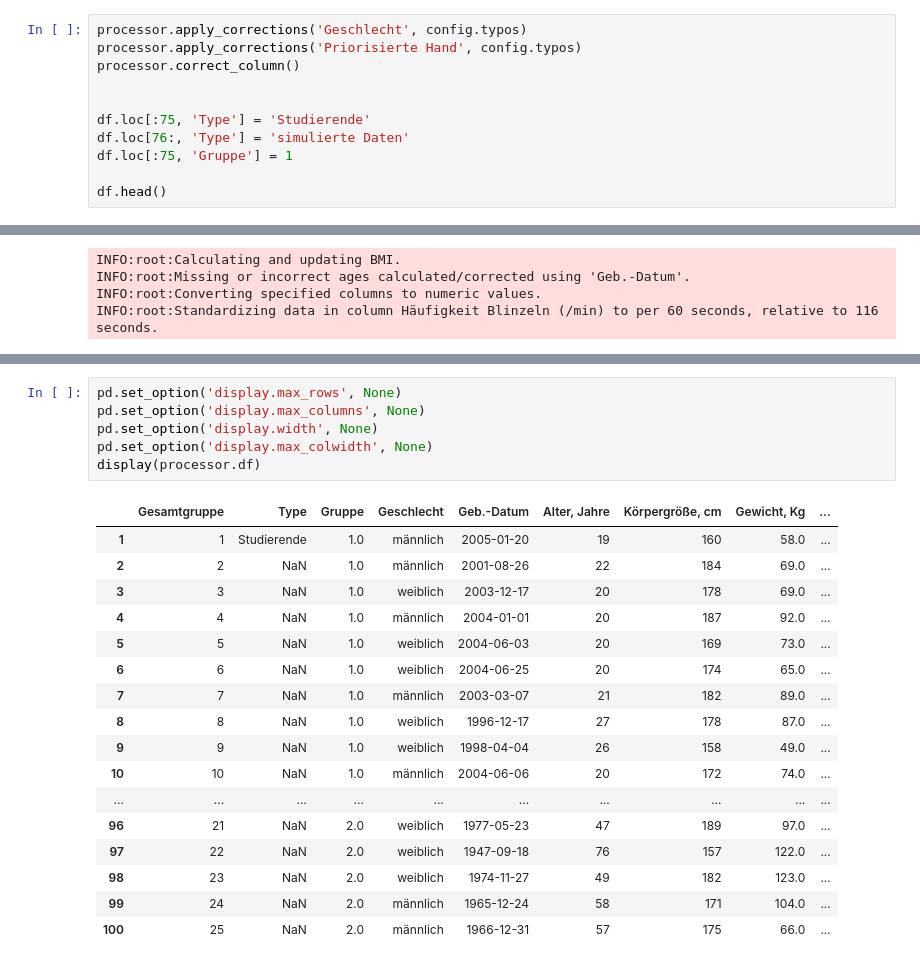
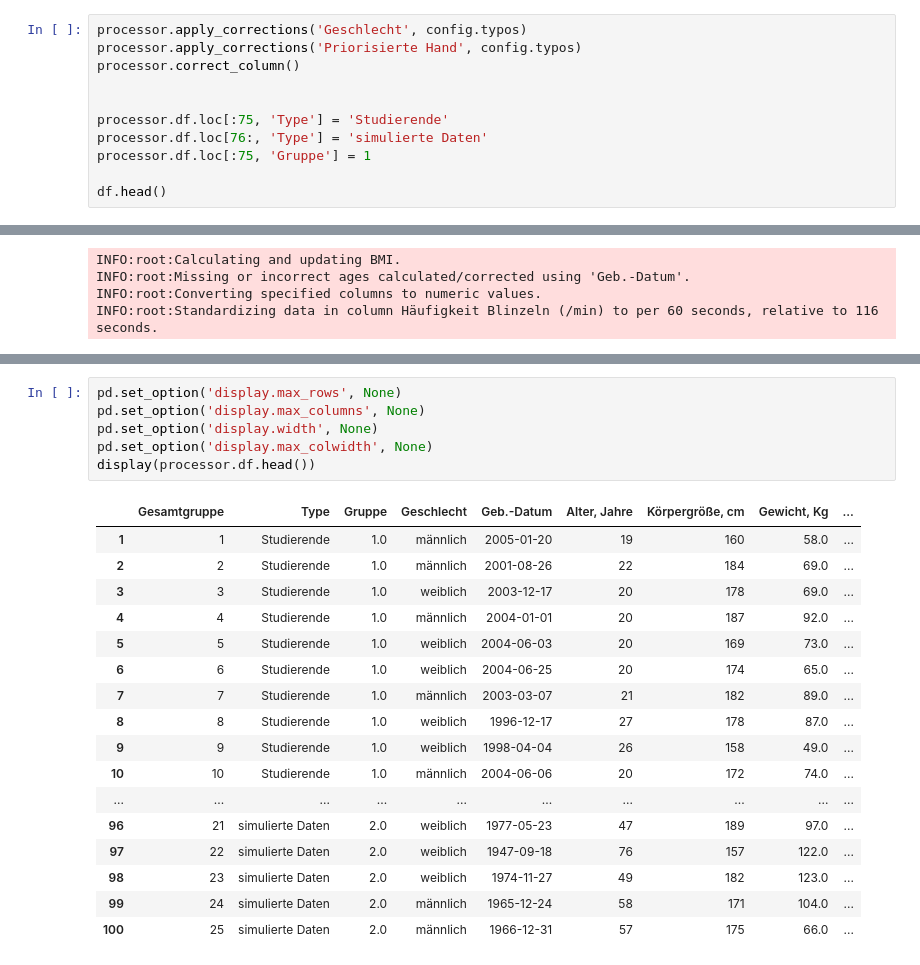
Before and after one commit to AbdallahAbou/Advanced_Statistical_Analysis, a Jupyter notebook: notebooks/data_cleaning_notebook.ipynb, the cells around one changed output, grey strips where cells are left out. Cells and saved outputs as stored; diff of their text form.

Commit message:
Change df -> processor.df

```diff
--- a/notebooks/data_cleaning_notebook.ipynb
+++ b/notebooks/data_cleaning_notebook.ipynb
@@ -51,9 +51,9 @@ processor.apply_corrections('Priorisierte Hand', config.typos)
 processor.correct_column()
 
 
-df.loc[:75, 'Type'] = 'Studierende'
-df.loc[76:, 'Type'] = 'simulierte Daten'
-df.loc[:75, 'Gruppe'] = 1
+processor.df.loc[:75, 'Type'] = 'Studierende'
+processor.df.loc[76:, 'Type'] = 'simulierte Daten'
+processor.df.loc[:75, 'Gruppe'] = 1
 
 df.head()
 # %% [output]
@@ -94,24 +109,24 @@ INFO:root:DataFrame saved to ../data/clean/cleaned_data.xlsx
 # %%
 pd.set_option('display.max_rows', None)
 pd.set_option('display.max_columns', None)
 pd.set_option('display.width', None)
 pd.set_option('display.max_colwidth', None)
-display(processor.df)
+display(processor.df.head())
 # %% [output]
 |  | Gesamtgruppe | Type | Gruppe | Geschlecht | Geb.-Datum | Alter, Jahre | Körpergröße, cm | Gewicht, Kg | ... |
 | 1 | 1 | Studierende | 1.0 | männlich | 2005-01-20 | 19 | 160 | 58.0 | ... |
-| 2 | 2 | NaN | 1.0 | männlich | 2001-08-26 | 22 | 184 | 69.0 | ... |
-| 3 | 3 | NaN | 1.0 | weiblich | 2003-12-17 | 20 | 178 | 69.0 | ... |
-| 4 | 4 | NaN | 1.0 | männlich | 2004-01-01 | 20 | 187 | 92.0 | ... |
-| 5 | 5 | NaN | 1.0 | weiblich | 2004-06-03 | 20 | 169 | 73.0 | ... |
-| 6 | 6 | NaN | 1.0 | weiblich | 2004-06-25 | 20 | 174 | 65.0 | ... |
-| 7 | 7 | NaN | 1.0 | männlich | 2003-03-07 | 21 | 182 | 89.0 | ... |
-| 8 | 8 | NaN | 1.0 | weiblich | 1996-12-17 | 27 | 178 | 87.0 | ... |
-| 9 | 9 | NaN | 1.0 | weiblich | 1998-04-04 | 26 | 158 | 49.0 | ... |
-| 10 | 10 | NaN | 1.0 | männlich | 2004-06-06 | 20 | 172 | 74.0 | ... |
+| 2 | 2 | Studierende | 1.0 | männlich | 2001-08-26 | 22 | 184 | 69.0 | ... |
+| 3 | 3 | Studierende | 1.0 | weiblich | 2003-12-17 | 20 | 178 | 69.0 | ... |
+| 4 | 4 | Studierende | 1.0 | männlich | 2004-01-01 | 20 | 187 | 92.0 | ... |
+| 5 | 5 | Studierende | 1.0 | weiblich | 2004-06-03 | 20 | 169 | 73.0 | ... |
+| 6 | 6 | Studierende | 1.0 | weiblich | 2004-06-25 | 20 | 174 | 65.0 | ... |
+| 7 | 7 | Studierende | 1.0 | männlich | 2003-03-07 | 21 | 182 | 89.0 | ... |
+| 8 | 8 | Studierende | 1.0 | weiblich | 1996-12-17 | 27 | 178 | 87.0 | ... |
+| 9 | 9 | Studierende | 1.0 | weiblich | 1998-04-04 | 26 | 158 | 49.0 | ... |
+| 10 | 10 | Studierende | 1.0 | männlich | 2004-06-06 | 20 | 172 | 74.0 | ... |
 | ... | ... | ... | ... | ... | ... | ... | ... | ... | ... |
-| 96 | 21 | NaN | 2.0 | weiblich | 1977-05-23 | 47 | 189 | 97.0 | ... |
-| 97 | 22 | NaN | 2.0 | weiblich | 1947-09-18 | 76 | 157 | 122.0 | ... |
-| 98 | 23 | NaN | 2.0 | weiblich | 1974-11-27 | 49 | 182 | 123.0 | ... |
-| 99 | 24 | NaN | 2.0 | männlich | 1965-12-24 | 58 | 171 | 104.0 | ... |
-| 100 | 25 | NaN | 2.0 | männlich | 1966-12-31 | 57 | 175 | 66.0 | ... |
+| 96 | 21 | simulierte Daten | 2.0 | weiblich | 1977-05-23 | 47 | 189 | 97.0 | ... |
+| 97 | 22 | simulierte Daten | 2.0 | weiblich | 1947-09-18 | 76 | 157 | 122.0 | ... |
+| 98 | 23 | simulierte Daten | 2.0 | weiblich | 1974-11-27 | 49 | 182 | 123.0 | ... |
+| 99 | 24 | simulierte Daten | 2.0 | männlich | 1965-12-24 | 58 | 171 | 104.0 | ... |
+| 100 | 25 | simulierte Daten | 2.0 | männlich | 1966-12-31 | 57 | 175 | 66.0 | ... |
```
Also changed, not shown: parts of 1 cell of this notebook, 2 other files.
